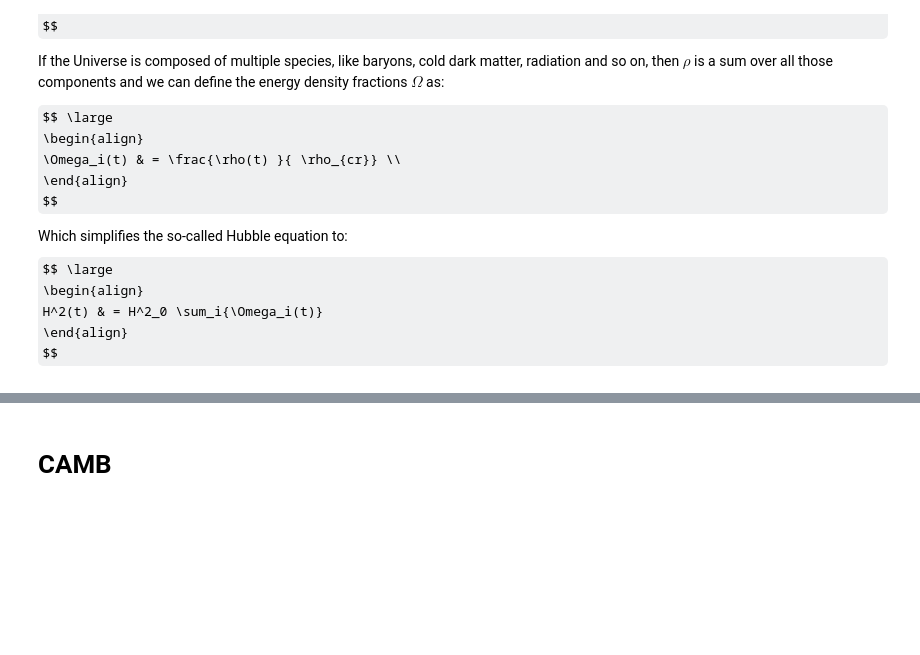
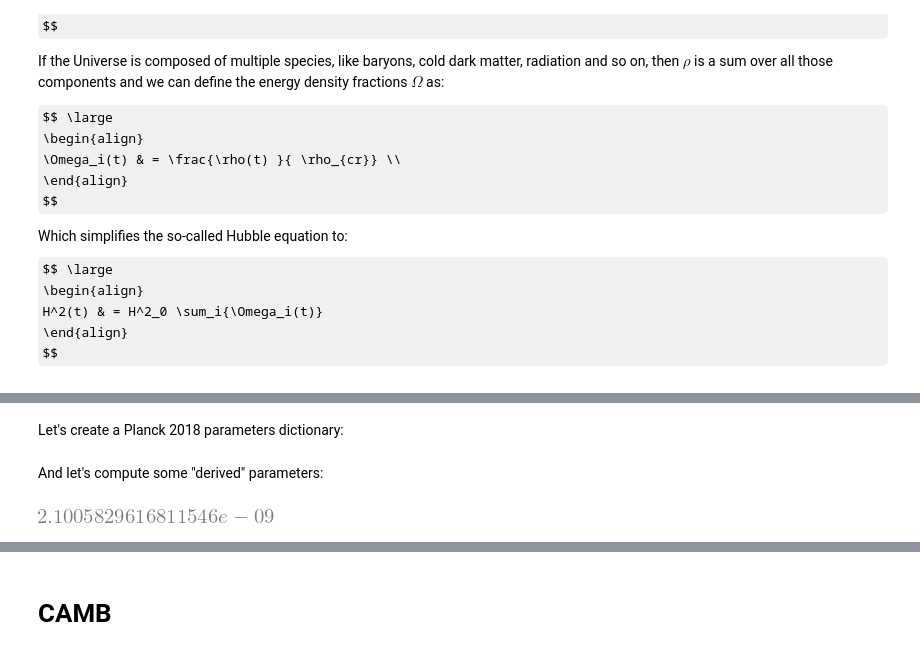
Before and after one commit to CosmoStat/Tutorials, a Jupyter notebook: Einstein-Boltzmann-Codes/Cosmology-Background.ipynb, the cells around one changed output, grey strips where cells are left out. Drawn from its saved outputs; the diff is of its cells as text; code cells hidden in the pictures; some formulas as TeX source; blank space fills up the shorter version.

```diff
--- a/Einstein-Boltzmann-Codes/Cosmology-Background.ipynb
+++ b/Einstein-Boltzmann-Codes/Cosmology-Background.ipynb
@@ -118,0 +186,26 @@ $$
+# %% [markdown]
+Let's create a Planck 2018 parameters dictionary:
+# %%
+planck_18 = dict()
+# %%
+planck_18['ombh2'] = 0.02238   ## Omega_b * h**2
+planck_18['omch2'] = 0.12011  ## Omega_c * h**2
+planck_18['ln1010As'] = 3.0448  ## ln(10**10 * As), scalar amplitude
+planck_18['ns'] = 0.96605       ## spectral index
+planck_18['ommh2'] = 0.14314    ##   Omega_m * h**2   , total matter
+planck_18['H0'] = 67.32   ##   H0 = 100h
+planck_18['sigma8'] = 0.8120    ## amplitude of density fluctuations
+planck_18['tau'] = 0.0543      ## Optical depth
+planck_18['age_Gyr'] = 13.7971   ## Age of the Universe
+# %% [markdown]
+And let's compute some "derived" parameters:
+# %%
+planck_18['h'] = planck_18['H0']/100
+planck_18['Om'] = planck_18['ommh2']/planck_18['h']**2
+planck_18['Ob'] = planck_18['ombh2']/planck_18['h']**2
+planck_18['Oc'] = planck_18['omch2']/planck_18['h']**2
+planck_18['As'] = np.exp(planck_18['ln1010As'])/np.power(10,10)    ## As, scalar amplitude
+# %%
+planck_18['As']
+# %% [output]
+[figure, added]
```
Also changed, not shown: parts of 84 cells of this notebook.
